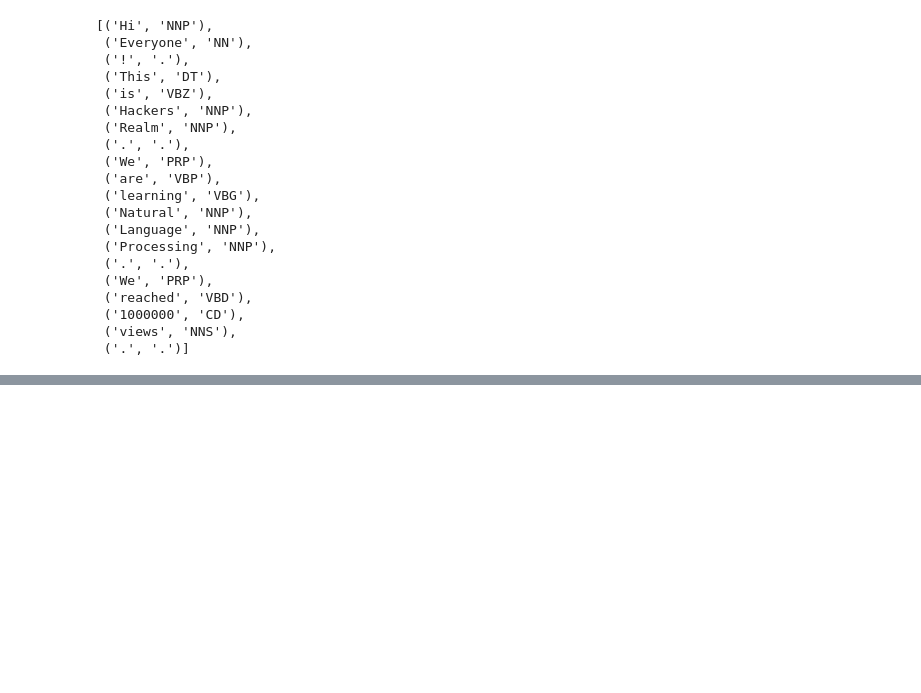
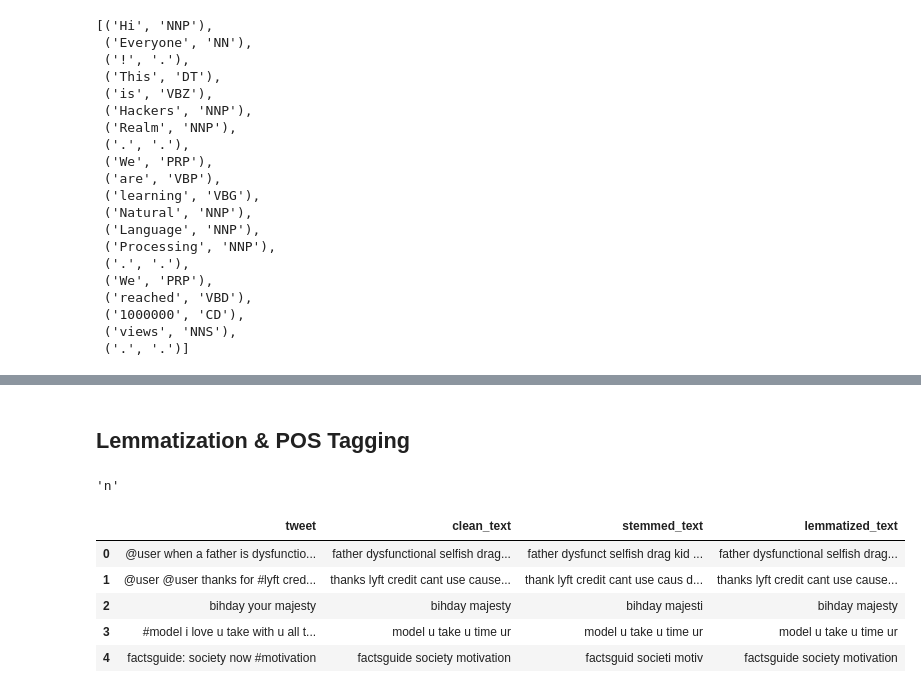
Before and after one commit to aswintechguy/Data-Science-Concepts, a Jupyter notebook: NLP/Natural Language Processing(NLP) Concepts - Hackers Realm.ipynb, the cells around one changed output, grey strips where cells are left out. Cells and saved outputs as stored; diff of their text form; code cells hidden in the pictures; blank space fills up the shorter version.

```diff
--- a/NLP/Natural Language Processing(NLP) Concepts - Hackers Realm.ipynb
+++ b/NLP/Natural Language Processing(NLP) Concepts - Hackers Realm.ipynb
@@ -167,0 +308,3 @@ pos_tag(word_tokens)
+# %%
+df['clean_text'] = df['clean_text'].apply(lambda x: remove_spl_chars(x))
+df.head()
@@ -167,0 +320,8 @@ pos_tag(word_tokens)
+# %%
+from nltk.stem.porter import PorterStemmer
+ps = PorterStemmer()
+def stem_words(text):
+    return " ".join([ps.stem(word) for word in text.split()])
+# %%
+df['stemmed_text'] = df['clean_text'].apply(lambda x: stem_words(x))
+df.head()
@@ -167,0 +335,28 @@ pos_tag(word_tokens)
+# %% [markdown]
+## Lemmatization & POS Tagging
+# %%
+from nltk import pos_tag
+from nltk.corpus import wordnet
+from nltk.stem import WordNetLemmatizer
+
+lemmatizer = WordNetLemmatizer()
+wordnet_map = {"N":wordnet.NOUN, "V": wordnet.VERB, "J": wordnet.ADJ, "R": wordnet.ADV}
+
+def lemmatize_words(text):
+    # find pos tags
+    pos_text = pos_tag(text.split())
+    return " ".join([lemmatizer.lemmatize(word, wordnet_map.get(pos[0], wordnet.NOUN)) for word, pos in pos_text])
+# %%
+wordnet.NOUN
+# %% [output]
+'n'
+# %%
+df['lemmatized_text'] = df['clean_text'].apply(lambda x: lemmatize_words(x))
+df.head()
+# %% [output]
+|  | tweet | clean_text | stemmed_text | lemmatized_text |
+| 0 | @user when a father is dysfunctio... | father dysfunctional selfish drag... | father dysfunct selfish drag kid ... | father dysfunctional selfish drag... |
+| 1 | @user @user thanks for #lyft cred... | thanks lyft credit cant use cause... | thank lyft credit cant use caus d... | thanks lyft credit cant use cause... |
+| 2 | bihday your majesty | bihday majesty | bihday majesti | bihday majesty |
+| 3 | #model i love u take with u all t... | model u take u time ur | model u take u time ur | model u take u time ur |
+| 4 | factsguide: society now #motivation | factsguide society motivation | factsguid societi motiv | factsguide society motivation |
```
Also changed, not shown: parts of 84 cells of this notebook, 2 other files.
